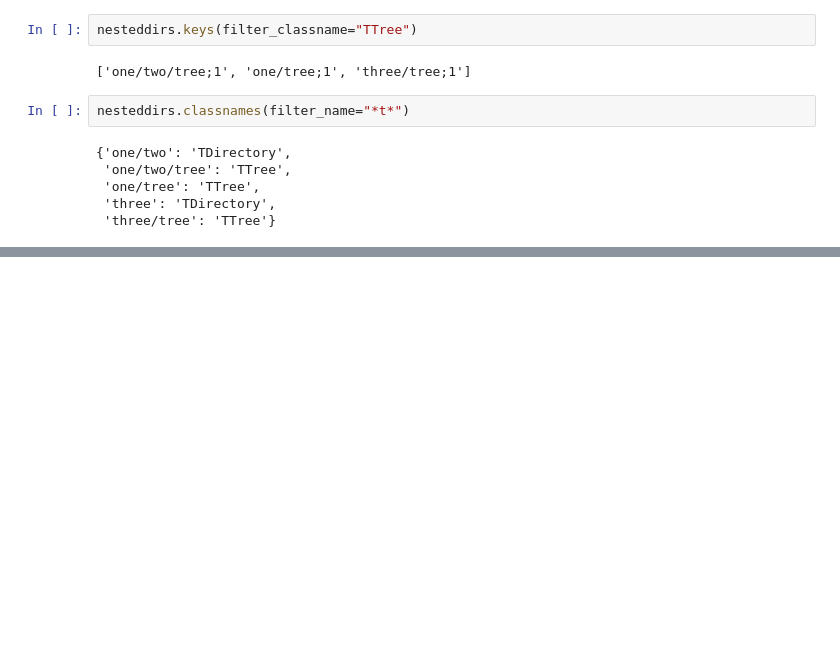
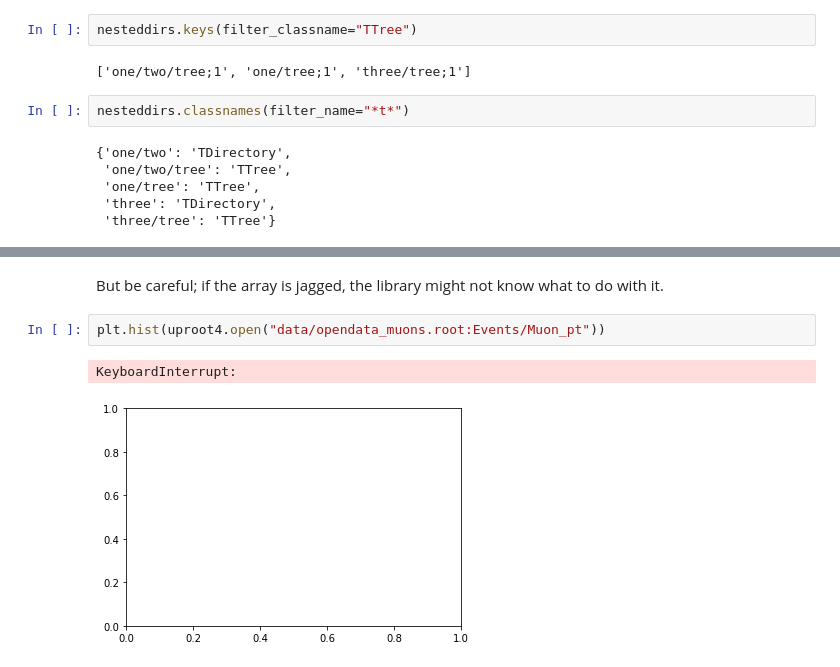
Before and after one commit to jpivarski-talks/2020-07-13-pyhep2020-tutorial, a Jupyter notebook: tutorial.ipynb, the cells around one changed output, grey strips where cells are left out. Drawn from its saved outputs; the diff is of its cells as text; blank space fills up the shorter version.

```diff
--- a/tutorial.ipynb
+++ b/tutorial.ipynb
@@ -212,0 +437,7 @@ nesteddirs.classnames(filter_name="*t*")
+# %% [markdown]
+But be careful; if the array is jagged, the library might not know what to do with it.
+# %%
+plt.hist(uproot4.open("data/opendata_muons.root:Events/Muon_pt"))
+# %% [output]
+KeyboardInterrupt:
+[figure, added]
```
Also changed, not shown: parts of 30 cells of this notebook, 2 other files.
